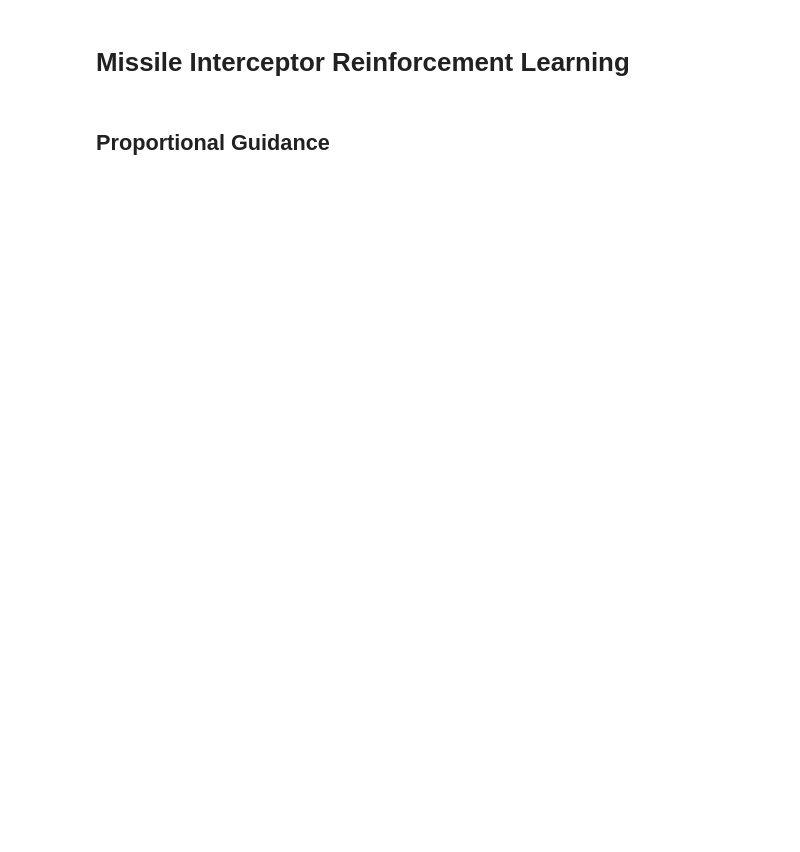
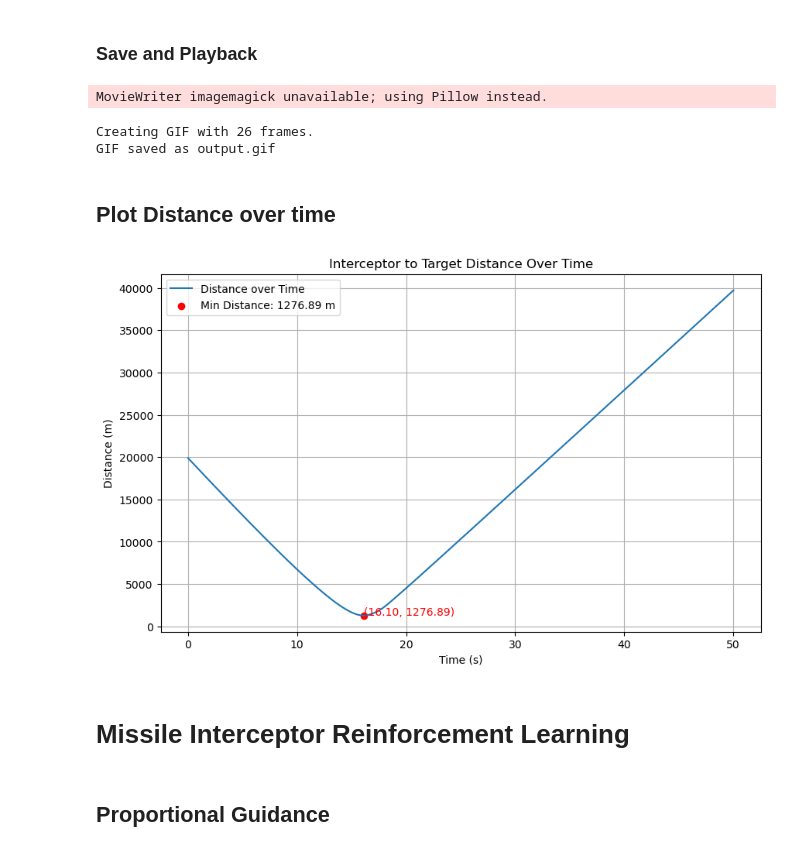
Before and after one commit to DanielMehlber/hauptseminar-code, a Jupyter notebook: notebook.ipynb, the cells around one changed output. Cells and saved outputs as stored; diff of their text form; code cells hidden in the pictures; blank space fills up the shorter version.

```diff
--- a/notebook.ipynb
+++ b/notebook.ipynb
@@ -1,6 +1,7 @@
 # %%
 %load_ext autoreload
 %autoreload 2
+%matplotlib ipympl
 
 from gym.environment import MissileEnv, MissileEnvSettings
 from agents.proportional_nav import ProportionalNavigationAgent
@@ -14,23 +15,25 @@ from visualization.plotly_viz import PlotlyVisualizer
 
 
 settings = MissileEnvSettings()
-settings.time_step = 0.1  # Time step for the simulation
+settings.time_step = 0.01  # Time step for the simulation
 settings.realtime = False
 
-target = MissileModel(velocity=np.array([physics.mach_to_ms(3), 0.0,  0.0]), max_acc=100 * 9.81, pos=np.array([0.0, -10_000.0, 20_000.0]))
-interceptor = MissileModel(velocity=np.array([0.0, 0.0, physics.mach_to_ms(4.0)]), max_acc=100 * 9.81, pos=np.array([0.0, 0.0, 100.0]))
+interceptor_speed = physics.mach_to_ms(4.0)  # Speed of the interceptor in m/s
+target_speed = physics.mach_to_ms(1.0)  # Speed of the target in m/s
+
+target = MissileModel(velocity=np.array([100, target_speed, 0.0]), max_acc=100 * 9.81, pos=np.array([0.0, 0.0, 20_000.0]))
+interceptor = MissileModel(velocity=np.array([0.0, 0.0, interceptor_speed]), max_acc=100 * 9.81, pos=np.array([0.0, 0.0, 100.0]))
 
 init_distance = np.linalg.norm(interceptor.pos - target.pos)  # Initial distance between interceptor and target
 
 env = MissileEnv(settings=settings, target=target, interceptor=interceptor)
-agent = ProportionalNavigationAgent(max_acc=100*9.81, init_distance=init_distance, n=5.0)
+agent = ProportionalNavigationAgent(max_acc=100*9.81, max_speed=interceptor_speed, n=7.0)
 
 done = False
 obs = env.reset()
 
 viz = MatplotVisualizer()
 viz.set_episode_data(env.current_episode)
-viz.render(env.sim_time)
 
 last_time = time.time()
 max_render_fps = 10.0
@@ -39,8 +42,5 @@ while not done:
     action = agent.step(obs, settings.time_step)  # Get the acceleration command from the agent
     obs, reward, done, _, _ = env.step(action)  # Take a step in the environment
 
-print ("Done")
 # viz.playback(env.sim_time, speed=5.0)
 viz.render(env.sim_time)
-viz.save_playback("output.gif", env.sim_time, 5.0, 5)
-env.close()
@@ -47,3 +52,43 @@ env.close()
+# %% [markdown]
+### Save and Playback
+# %%
+viz.playback(env.sim_time, speed=10.0)
+viz.save_playback("output.gif", env.sim_time, 10.0, 5)
+# %% [output]
+MovieWriter imagemagick unavailable; using Pillow instead.
+Creating GIF with 26 frames.
+GIF saved as output.gif
+# %% [markdown]
+## Plot Distance over time
+# %%
+# get all distances from the interceptor to the target
+distances = {time: state.distance for time, state in env.current_episode.get_interceptor("Agent").states.all.items()}
+
+import matplotlib.pyplot as plt
+import numpy as np
+
+times = list(distances.keys())
+distance_values = list(distances.values())
+
+plt.figure(figsize=(10, 6))
+plt.plot(times, distance_values, label="Distance over Time")
+
+# Find the minimum value and its corresponding time
+min_distance = min(distance_values)
+min_time = times[distance_values.index(min_distance)]
+
+# Add a label for the minimum value
+plt.scatter(min_time, min_distance, color='red', label=f"Min Distance: {min_distance:.2f} m")
+plt.text(min_time, min_distance, f"({min_time:.2f}, {min_distance:.2f})", color='red', fontsize=10)
+
+plt.xlabel("Time (s)")
+plt.ylabel("Distance (m)")
+plt.title("Interceptor to Target Distance Over Time")
+plt.legend()
+plt.grid(True)
+plt.show()
+# %% [output]
+[figure, added]
 # %% [markdown]
 # Missile Interceptor Reinforcement Learning
 # %% [markdown]
```
Also changed, not shown: parts of 1 cell of this notebook, 10 other files.
